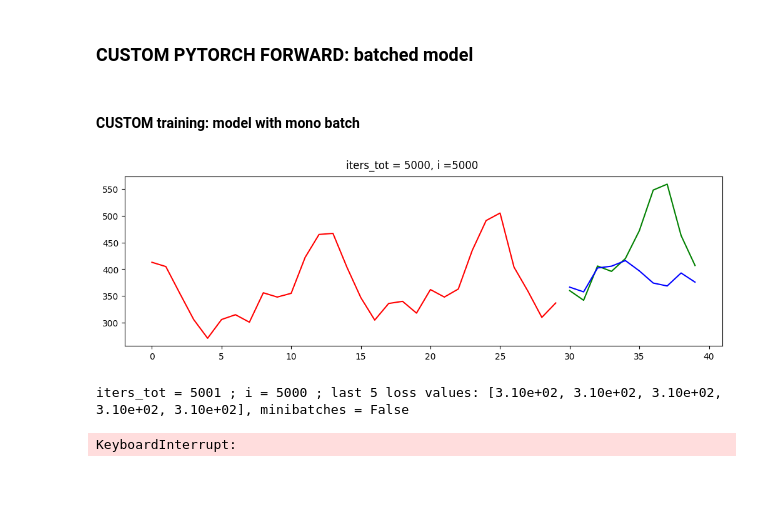
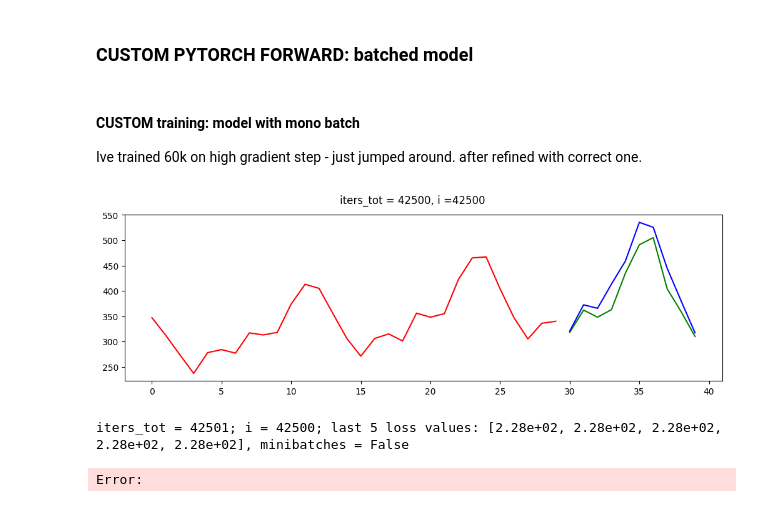
Before and after one commit to ajegorovs/aj_python_tool_lib, a Jupyter notebook: data_processing/neural_networks/LSTM_Long_Short_Term_Memory/LSTM_pytorch_and_custom_module.ipynb, the cells around one changed output. Saved outputs shown, nothing was run; the diff lists cells and outputs as text; code cells hidden in the pictures.

```diff
--- a/data_processing/neural_networks/LSTM_Long_Short_Term_Memory/LSTM_pytorch_and_custom_module.ipynb
+++ b/data_processing/neural_networks/LSTM_Long_Short_Term_Memory/LSTM_pytorch_and_custom_module.ipynb
@@ -345,30 +345,31 @@ iters_tot = 62063; i = 20951; last 5 loss values: [9.98e+01, 9.98e+01, 9.98e+01,
 ### CUSTOM PYTORCH FORWARD: batched model
 # %%
 class FakeLSTM(nn.Module):
-    def __init__(self, input_size, hidden_size):
+    def __init__(self, input_size, hidden_size, dtype = torch.float):
         super().__init__()
         self.num_features = input_size
         self.hidden_size  = hidden_size
 
-        self.Wi         = nn.Linear(in_features=input_size  , out_features=4*hidden_size, bias=False, device=device, dtype=torch.double)
-        self.Wh         = nn.Linear(in_features=hidden_size , out_features=4*hidden_size, bias=True , device=device, dtype=torch.double)
+        self.Wi         = nn.Linear(in_features=input_size  , out_features=4*hidden_size, bias=False, device=device, dtype=dtype)
+        self.Wh         = nn.Linear(in_features=hidden_size , out_features=4*hidden_size, bias=True , device=device, dtype=dtype)
 
         self.sigmoid    = nn.Sigmoid()
         self.tanh       = nn.Tanh()
 
-        self.lin        = nn.Linear(hidden_size, input_size, dtype=torch.double)
+        self.lin        = nn.Linear(hidden_size, input_size, dtype=dtype)
         self.batch_first = True
         self.batch_size = 1
+
 
     def LSTM_PASS(self, x_t, hc = None):
         #N = batch size; F - input size (features); H - hidden size
         if hc is None:
-            h_prev, c_prev = torch.zeros((2,1, self.batch_size, self.hidden_size), device=device, dtype=torch.double)
+            h_prev, c_prev = torch.zeros((2,1, self.batch_size, self.hidden_size), device=device, dtype=x_t.dtype)
         else:
             h_prev, c_prev = hc
 
         # [1, N, 4*H] = [1, N, F] x [F, 4*H] + [1, N, H] x [H, 4*H]
-        gates = self.Wi(x_t.to(torch.double)) + self.Wh(h_prev)
+        gates = self.Wi(x_t) + self.Wh(h_prev)
         # [1, N, H], [1, N, H], [1, N, H], [1, N, H]
         gate_input, gate_forget, gate_cell, gate_output = gates.chunk(4, dim = 2) #[1, L, 4*H] -> 4x
 
@@ -378,7 +379,7 @@ class FakeLSTM(nn.Module):
         gate_output = self.sigmoid(  gate_output)
 
         c_t         = gate_forget * c_prev + gate_input * gate_cell
-        h_t         = gate_output * self.tanh(gate_cell)
+        h_t         = gate_output * self.tanh(c_t)
 
         # [1, L, NUM_HIDD], [1, L, NUM_HIDD]
         return  h_t, c_t
@@ -457,6 +458,7 @@ if os.path.exists(saved_state_path) and load_weights:
 iters_tot = 0
 # %% [markdown]
 #### CUSTOM training: model with mono batch
+Ive trained 60k on high gradient step - just jumped around. after refined with correct one.
 # %%
 # ID_shuffle      = torch.randperm(batch_x.size(0))[:10]
 # batch_x_shuffle = batch_x[ID_shuffle].to(torch.double)
@@ -464,24 +466,24 @@ iters_tot = 0
 # LSTM_custom(batch_x_shuffle)[0]
 # %%
 criterion = nn.MSELoss()
-optimizer = Adam(LSTM_custom.parameters(), lr = 1e-6)#, weight_decay=1e-5)
+optimizer = Adam(LSTM_custom.parameters(), lr = 1e-5)#, weight_decay=1e-5)
 iters_tot = train(  model               = LSTM_custom,
                     model_name          = 'pytorch_custom',
                     criterion           = criterion,
                     optimizer           = optimizer,
                     saved_state_path    = saved_state_path,
                     saved_state_iters   = 999,
                     minibatches         = False,
                     minbatch_size       = 70,
-                    NUM_EPOCHS          = 40001,
+                    NUM_EPOCHS          = 60001,
                     iters_tot           = iters_tot,
                     loss_last_N         = 10,
                     loss_lower_than     = 100,
                     loss_report_interval= 100,
                     eval_interval       = 500,
                     folder_report       = report_folder,
-                    dtype               = torch.double)
+                    dtype               = torch.float)
 # %% [output]
-[figure, old version]
+[figure, new version]
-iters_tot = 5001 ; i = 5000 ; last 5 loss values: [3.10e+02, 3.10e+02, 3.10e+02, 3.10e+02, 3.10e+02], minibatches = False
+iters_tot = 42501; i = 42500; last 5 loss values: [2.28e+02, 2.28e+02, 2.28e+02, 2.28e+02, 2.28e+02], minibatches = False
-KeyboardInterrupt:
+Error:
```
Also changed, not shown: 3 other files.
